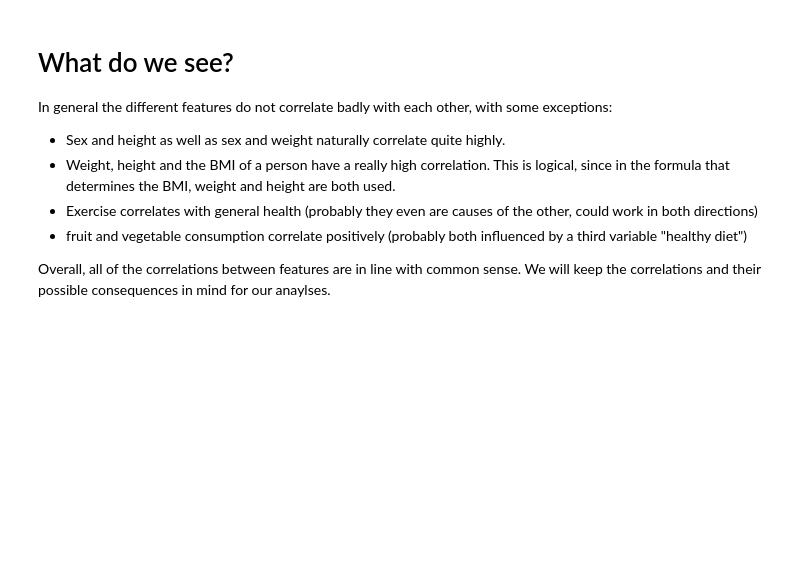
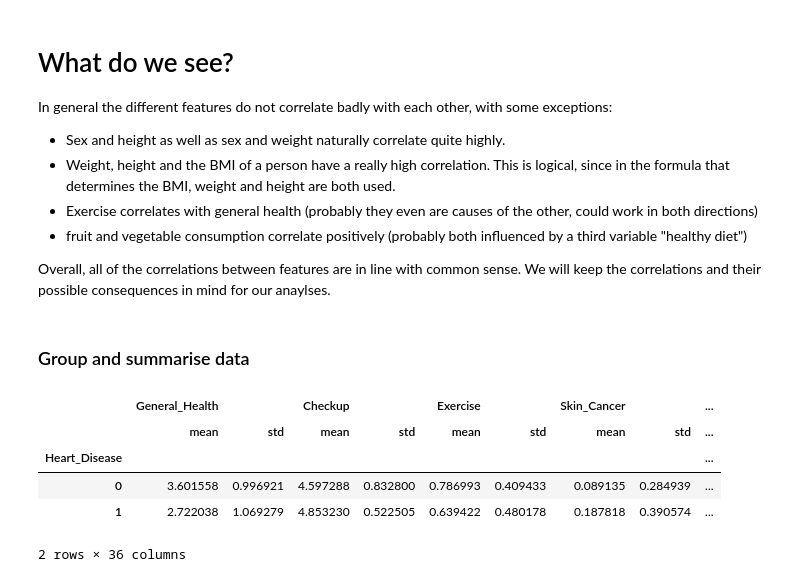
Before and after one commit to jelenameyer/IntroToMachineLearning, a Jupyter notebook: assignments/finalProject/preprocessing.ipynb, the cells around one changed output. Saved outputs shown, nothing was run; the diff lists cells and outputs as text; code cells hidden in the pictures; blank space fills up the shorter version.

```diff
--- a/assignments/finalProject/preprocessing.ipynb
+++ b/assignments/finalProject/preprocessing.ipynb
@@ -81,3 +83,15 @@ In general the different features do not correlate badly with each other, with s
 - fruit and vegetable consumption correlate positively (probably both influenced by a third variable "healthy diet")
 
 Overall, all of the correlations between features are in line with common sense. We will keep the correlations and their possible consequences in mind for our anaylses.
+# %% [markdown]
+### Group and summarise data
+# %%
+summariesGrouped = cleaned_data.groupby("Heart_Disease").agg(["mean", "std"])
+summariesGrouped
+# %% [output]
+|  | General_Health |  | Checkup |  | Exercise |  | Skin_Cancer |  | ... |
+|  | mean | std | mean | std | mean | std | mean | std | ... |
+| Heart_Disease |  |  |  |  |  |  |  |  | ... |
+| 0 | 3.601558 | 0.996921 | 4.597288 | 0.832800 | 0.786993 | 0.409433 | 0.089135 | 0.284939 | ... |
+| 1 | 2.722038 | 1.069279 | 4.853230 | 0.522505 | 0.639422 | 0.480178 | 0.187818 | 0.390574 | ... |
+2 rows × 36 columns
```
Also changed, not shown: parts of 6 cells of this notebook, 3 other files.
